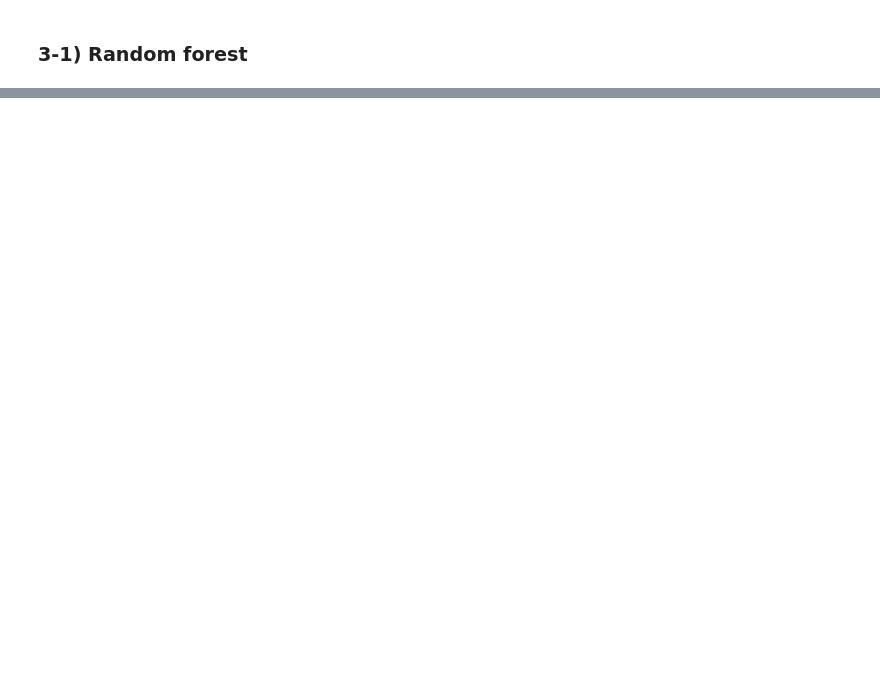
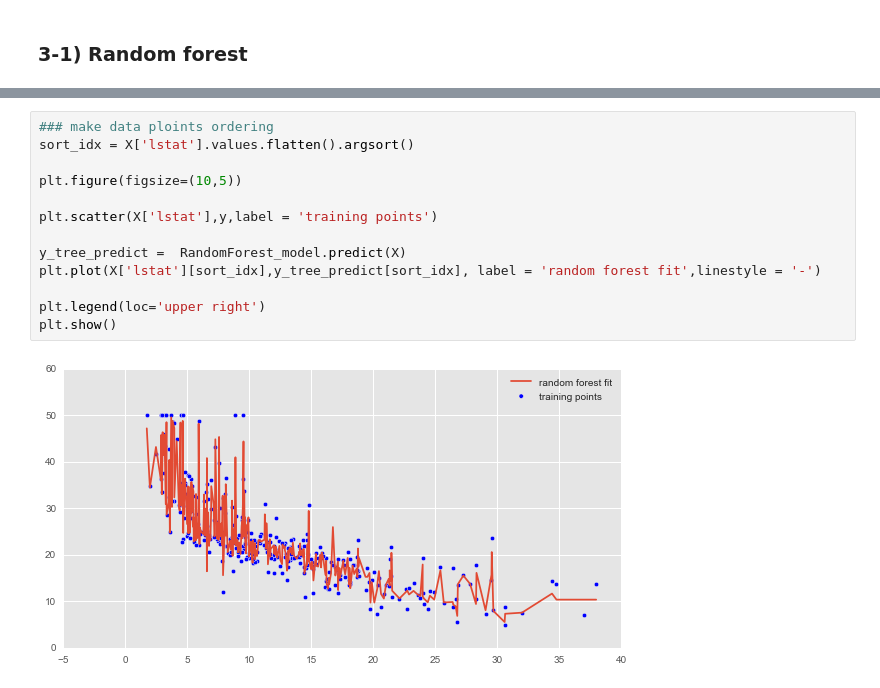
Before and after one commit to yennanliu/Kaggle.com_mini_project, a Jupyter notebook: boston_house/Boston_Housing_V1.ipynb, the cells around one changed output, grey strips where cells are left out. Drawn from its saved outputs; the diff is of its cells as text; blank space fills up the shorter version.

```diff
--- a/boston_house/Boston_Housing_V1.ipynb
+++ b/boston_house/Boston_Housing_V1.ipynb
@@ -208,0 +265,15 @@ RandomForest_model.score(X_test,y_test)
+# %%
+### make data ploints ordering
+sort_idx = X['lstat'].values.flatten().argsort()
+
+plt.figure(figsize=(10,5))
+
+plt.scatter(X['lstat'],y,label = 'training points')
+
+y_tree_predict =  RandomForest_model.predict(X)
+plt.plot(X['lstat'][sort_idx],y_tree_predict[sort_idx], label = 'random forest fit',linestyle = '-')
+
+plt.legend(loc='upper right')
+plt.show()
+# %% [output]
+[figure, added]
```
Also changed, not shown: parts of 7 cells of this notebook.
